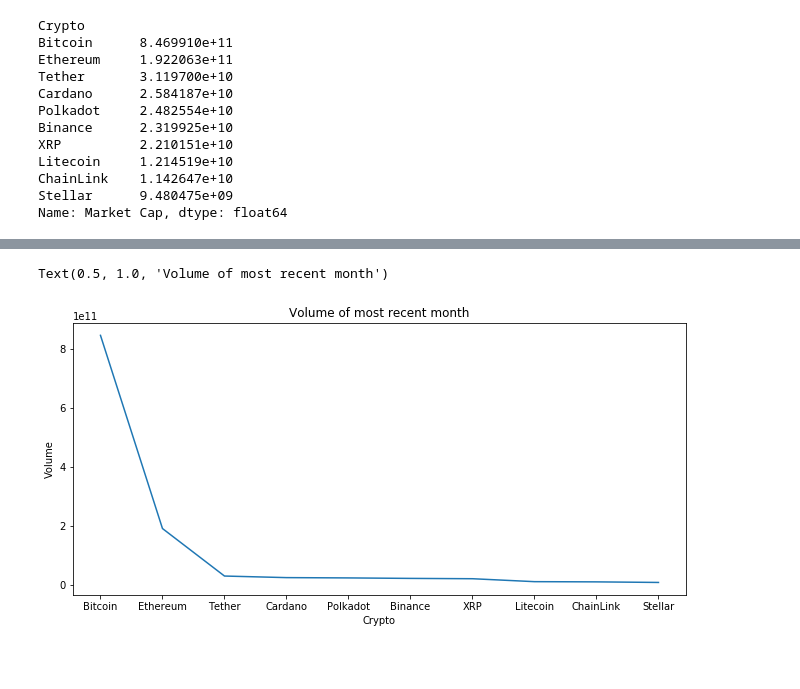
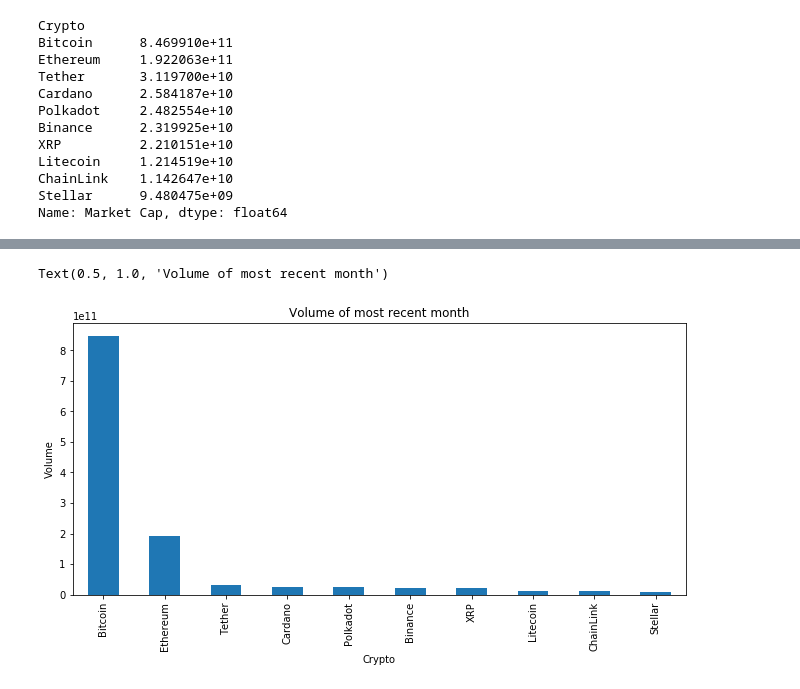
Before and after one commit to Thuyila/DataMadness, a Jupyter notebook: DataMadness.ipynb, the cells around one changed output, grey strips where cells are left out. Drawn from its saved outputs; the diff is of its cells as text; code cells hidden in the pictures; blank space fills up the shorter version.

```diff
--- a/DataMadness.ipynb
+++ b/DataMadness.ipynb
@@ -171,14 +117,15 @@ plt.show()
 # %%
 # The plot between avg volume and cryptos
 avg_volume = crypto_group['Volume'].agg(np.mean)
 avg_volume = avg_market.sort_values(ascending = False)
-plt.plot(avg_volume)
+#plt.plot(avg_volume)
+avg_volume.plot(kind = 'bar')
 plt.rcParams["figure.figsize"] = (11,10)
 plt.xlabel('Crypto')
 plt.ylabel('Volume')
 plt.title('Volume of most recent month')
 # %% [output]
 Text(0.5, 1.0, 'Volume of most recent month')
-[figure, old version]
+[figure, new version]
 # %%
 # The plot between the open,close difference and dates with respect to all crypto coins
```
Also changed, not shown: parts of 19 cells of this notebook.
